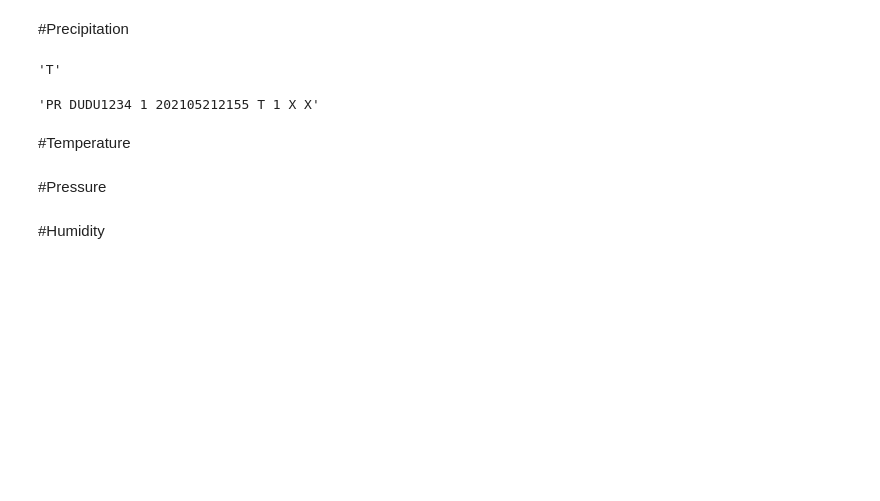
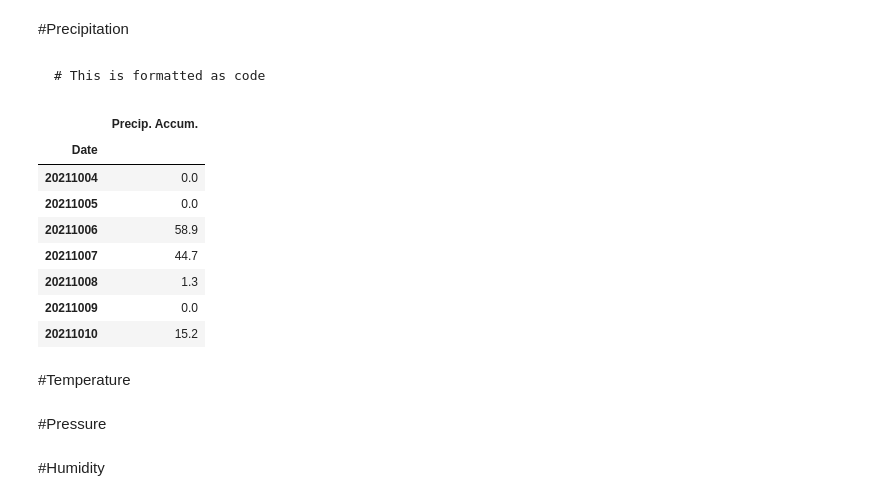
Before and after one commit to ribabo/GLOBE, a Jupyter notebook: wunderground_station.ipynb, the cells around one changed output. Saved outputs shown, nothing was run; the diff lists cells and outputs as text; code cells hidden in the pictures; blank space fills up the shorter version.

````diff
--- a/wunderground_station.ipynb
+++ b/wunderground_station.ipynb
@@ -52,15 +67,28 @@ data
 daily_precipitation=data['Precip. Accum.'].sum()
 if daily_precipitation < 0.5:
   daily_precipitation= 'T'
-
-daily_precipitation
-# %% [output]
-'T'
+# %% [markdown]
+
+
+```
+# This is formatted as code
+```
+# %%
+data.pivot_table(index='Date', values='Precip. Accum.', aggfunc=np.max)
+# %% [output]
+|  | Precip. Accum. |
+| Date |  |
+| 20211004 | 0.0 |
+| 20211005 | 0.0 |
+| 20211006 | 58.9 |
+| 20211007 | 44.7 |
+| 20211008 | 1.3 |
+| 20211009 | 0.0 |
+| 20211010 | 15.2 |
 # %%
 #2155 is time for summer period, and 2255 is time for winter period
-f"PR {station_id} 1 {measurement_date.replace('-','')}2155 {daily_precipitation} 1 X X"
+for measurement_time, temperature in zip(data['Time'], data['Temperature']):
+    print(f"PR {station_id} 1 {measurement_time[:-4]}2155 {daily_precipitation} 1 X X")
-# %% [output]
-'PR DUDU1234 1 202105212155 T 1 X X'
 # %% [markdown]
 #Temperature
 # %%
````
Also changed, not shown: parts of 6 cells of this notebook.
